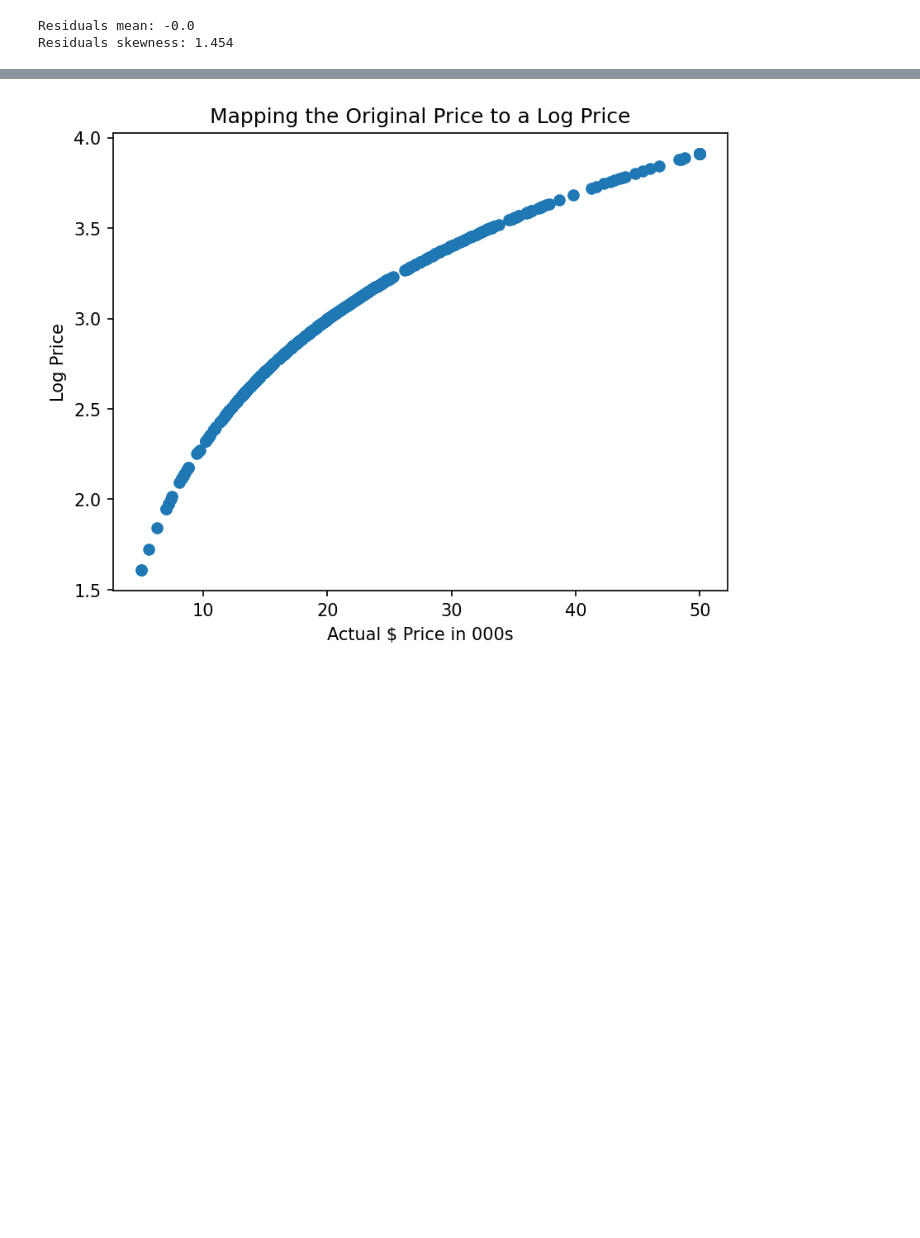
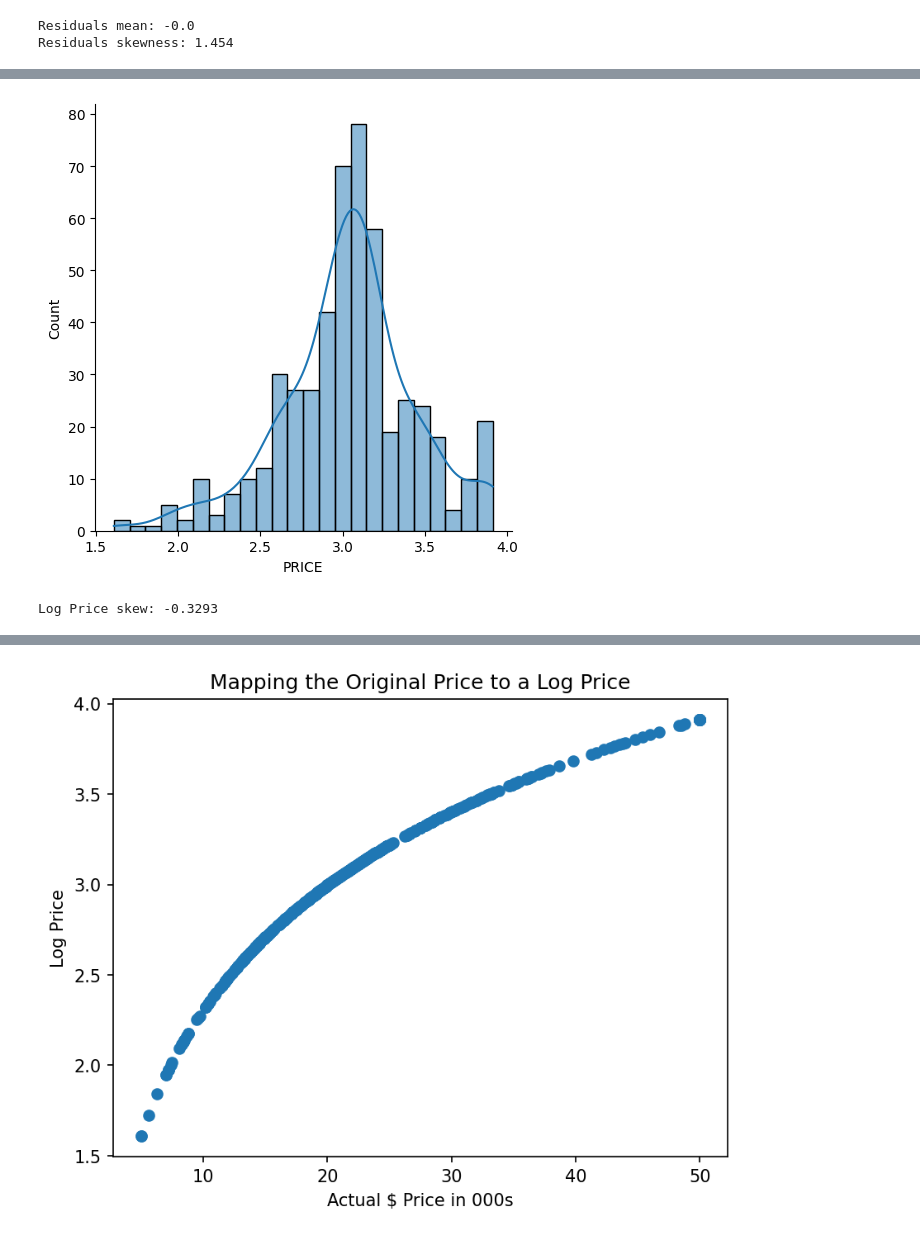
Before and after one commit to ahpmatias/capstone-boston-house-prices, a Jupyter notebook: Multivariable_Regression_and_Valuation_Model_(start).ipynb, the cells around one changed output, grey strips where cells are left out. Cells and saved outputs as stored; diff of their text form; code cells hidden in the pictures; blank space fills up the shorter version.

```diff
--- a/Multivariable_Regression_and_Valuation_Model_(start).ipynb
+++ b/Multivariable_Regression_and_Valuation_Model_(start).ipynb
@@ -553,3 +565,17 @@ Investigate if the target `data['PRICE']` could be a suitable candidate for a lo
+# %%
+log_prices = np.log(data.PRICE)
+log_price_skew = skew(log_prices)
+
+sns.displot(log_prices,
+            kde=True)
+
+plt.show()
+# %% [output]
+[figure, added]
+# %%
+print(f'Log Price skew: {round(log_price_skew, 4)}')
+# %% [output]
+Log Price skew: -0.3293
 # %% [markdown]
 #### How does the log transformation work?
 
```
Also changed, not shown: parts of 3 cells of this notebook.
